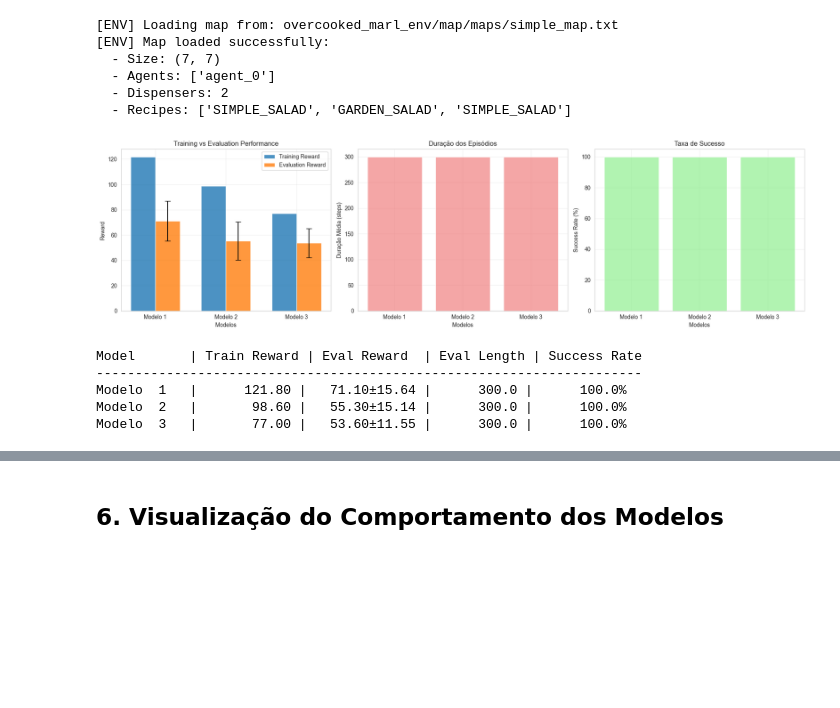
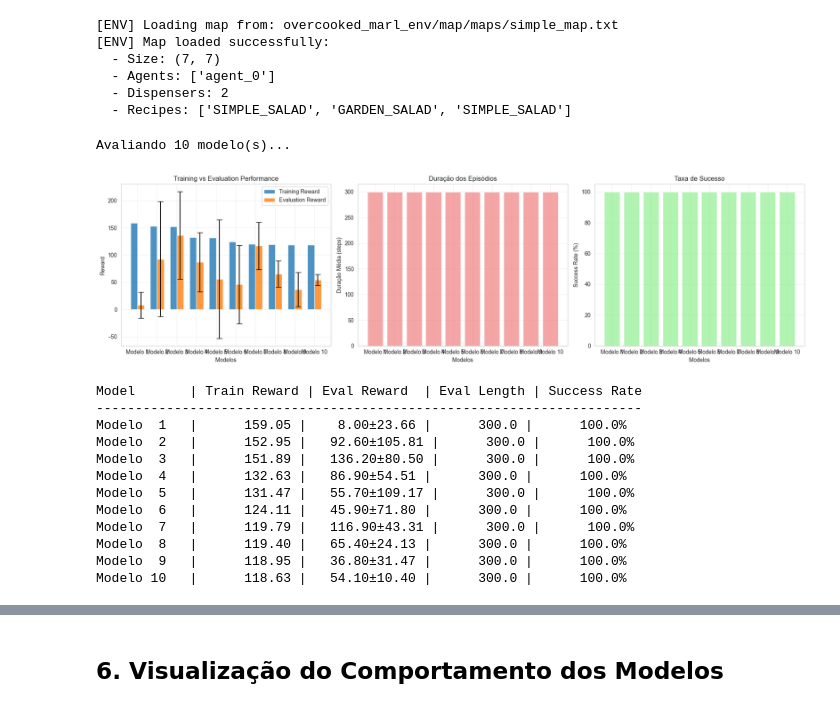
Before and after one commit to thaisfds/overcooked-marl-env, a Jupyter notebook: Avaliacao_Modelos.ipynb, the cells around one changed output, grey strips where cells are left out. Cells and saved outputs as stored; diff of their text form; code cells hidden in the pictures; blank space fills up the shorter version.

```diff
--- a/Avaliacao_Modelos.ipynb
+++ b/Avaliacao_Modelos.ipynb
@@ -313,7 +495,11 @@ Amplitude:          44.80
 def load_and_evaluate_model(model_path: str, env, num_episodes: int = 10, max_steps: int = 300) -> Dict:
     # Carrega checkpoint - CORREÇÃO: weights_only=False
     checkpoint = torch.load(model_path, map_location=device, weights_only=False)
-    model_info = checkpoint.get('model_info', {})
+    model_info = {
+        'config': checkpoint.get('config', {}),
+        'reward': checkpoint.get('reward', 0.0),
+        'total_episodes': len(checkpoint.get('episode_rewards', []))
+    }
 
     # Cria e carrega o modelo
     agent = ActorCritic(env.observation_space, env.action_space).to(device)
@@ -378,10 +564,15 @@ eval_env = PettingZooToGymWrapper(eval_env)
   - Dispensers: 2
   - Recipes: ['SIMPLE_SALAD', 'GARDEN_SALAD', 'SIMPLE_SALAD']
 # %%
-# Avalia os top 3 modelos
+# Avalia todos os modelos encontrados (ou configure o número desejado)
 if models_info and len(df_models) > 0:
-    num_models_to_evaluate = min(3, len(df_models))
+    # Opções:
+    # - min(10, len(df_models))  -> Avalia até 10 melhores
+    # - len(df_models)           -> Avalia TODOS os modelos
+    # - 3                        -> Avalia apenas top 3
+    num_models_to_evaluate = min(10, len(df_models))  # Avalia até 10 modelos
 
+    print(f"Avaliando {num_models_to_evaluate} modelo(s)...")
     evaluation_results = []
 
     for i in range(num_models_to_evaluate):
@@ -422,37 +613,45 @@ if models_info and len(df_models) > 0:
         axes[0].set_xticklabels(model_names)
         axes[0].legend()
         axes[0].grid(True, alpha=0.3)
 
         # 2. Episode Length
         axes[1].bar(model_names, eval_lengths, color='lightcoral', alpha=0.7)
         axes[1].set_xlabel('Modelos')
         axes[1].set_ylabel('Duração Média (steps)')
         axes[1].set_title('Duração dos Episódios')
         axes[1].grid(True, alpha=0.3)
 
         # 3. Success Rate
         axes[2].bar(model_names, [s*100 for s in success_rates], color='lightgreen', alpha=0.7)
         axes[2].set_xlabel('Modelos')
         axes[2].set_ylabel('Success Rate (%)')
         axes[2].set_title('Taxa de Sucesso')
         axes[2].grid(True, alpha=0.3)
 
         plt.tight_layout()
-        plt.savefig('comparacao_avaliacao_modelos.png', dpi=150, bbox_inches='tight')
+        plt.savefig('midia/comparacao_avaliacao_modelos.png', dpi=150, bbox_inches='tight')
         plt.show()
 
         # Tabela resumo
         print("Model       | Train Reward | Eval Reward  | Eval Length | Success Rate")
         print("-" * 70)
         for i, (result, train_r) in enumerate(zip(evaluation_results, training_rewards)):
             print(f"Modelo {i+1:2d}   |     {train_r:7.2f} |   {result['mean_reward']:5.2f}±{result['std_reward']:4.2f} |    {result['mean_length']:7.1f} |      {result['success_rate']:5.1%}")
 
 else:
     print("Nenhum modelo encontrado para avaliação. Execute primeiro o treinamento.")
 # %% [output]
+Avaliando 10 modelo(s)...
-[figure, old version]
+[figure, new version]
-Model       | Train Reward | Eval Reward  | Eval Length | Success Rate
-----------------------------------------------------------------------
-Modelo  1   |      121.80 |   71.10±15.64 |      300.0 |      100.0%
-Modelo  2   |       98.60 |   55.30±15.14 |      300.0 |      100.0%
-Modelo  3   |       77.00 |   53.60±11.55 |      300.0 |      100.0%
+Model       | Train Reward | Eval Reward  | Eval Length | Success Rate
+----------------------------------------------------------------------
+Modelo  1   |      159.05 |    8.00±23.66 |      300.0 |      100.0%
+Modelo  2   |      152.95 |   92.60±105.81 |      300.0 |      100.0%
+Modelo  3   |      151.89 |   136.20±80.50 |      300.0 |      100.0%
+Modelo  4   |      132.63 |   86.90±54.51 |      300.0 |      100.0%
+Modelo  5   |      131.47 |   55.70±109.17 |      300.0 |      100.0%
+Modelo  6   |      124.11 |   45.90±71.80 |      300.0 |      100.0%
+Modelo  7   |      119.79 |   116.90±43.31 |      300.0 |      100.0%
+Modelo  8   |      119.40 |   65.40±24.13 |      300.0 |      100.0%
+Modelo  9   |      118.95 |   36.80±31.47 |      300.0 |      100.0%
+Modelo 10   |      118.63 |   54.10±10.40 |      300.0 |      100.0%
```
Also changed, not shown: parts of 7 cells of this notebook, 14 other files.
